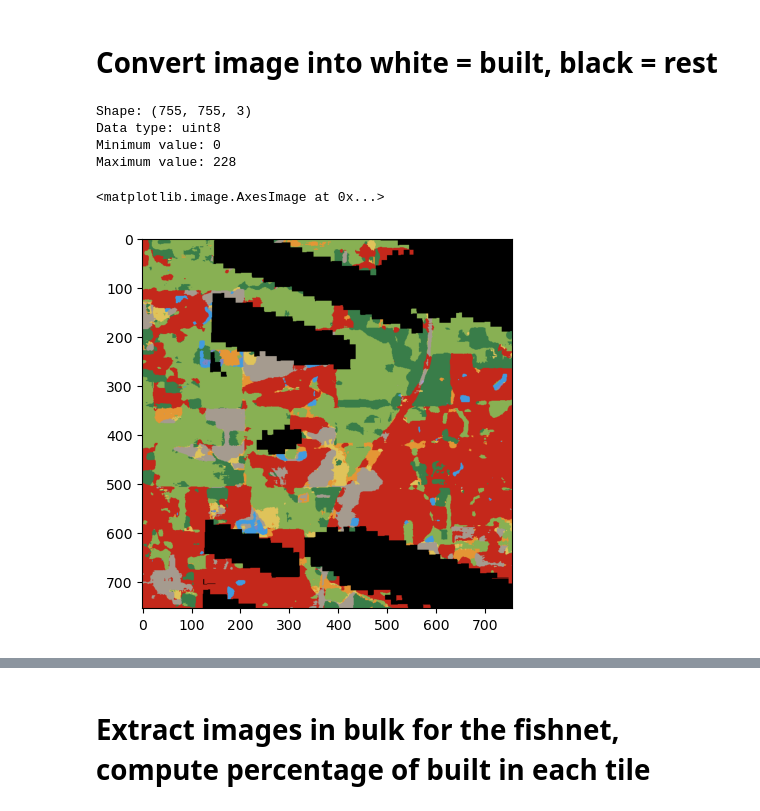
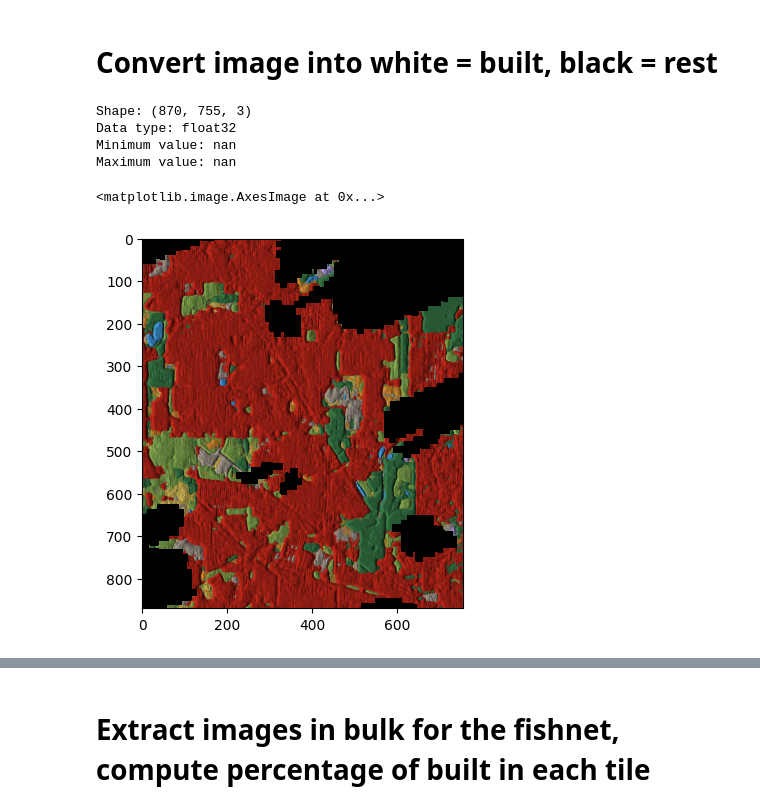
Before and after one commit to victor-radermecker/AdvancedLandCoverAnalytics-Pipeline, a Jupyter notebook: Google_Earth_Engine/DW_bulk_extraction.ipynb, the cells around one changed output, grey strips where cells are left out. Cells and saved outputs as stored; diff of their text form; code cells hidden in the pictures.

```diff
--- a/Google_Earth_Engine/DW_bulk_extraction.ipynb
+++ b/Google_Earth_Engine/DW_bulk_extraction.ipynb
@@ -127,23 +144,27 @@ for i in tqdm(range(len(fishnet_creator.filtered_batches))):
 # %%
 import imageio
 
-image = imageio.imread('../Images/sub-region-exports/landcover_batchID_0.tif') # for Victor
+if andrea:
+  image = imageio.imread('/content/drive/MyDrive/ ge_exports sub_region_export_2  (1)/landcover_batchID_1.tif')
+
+else:
+  image = imageio.imread('../Images/sub-region-exports_2/landcover_batchID_0.tif') # for Victor
 
 # Print some information about the image
 print('Shape:', image.shape)
 print('Data type:', image.dtype)
 print('Minimum value:', image.min())
 print('Maximum value:', image.max())
 
 #plot the image
 plt.imshow(image)
 # %% [output]
-Shape: (755, 755, 3)
-Data type: uint8
-Minimum value: 0
-Maximum value: 228
+Shape: (870, 755, 3)
+Data type: float32
+Minimum value: nan
+Maximum value: nan
 <matplotlib.image.AxesImage at 0x...>
-[figure, old version]
+[figure, new version]
 # %%
 built_pixel = [196, 40, 27] # red
 built_image = extract_label(image, built_pixel)
```
Also changed, not shown: parts of 7 cells of this notebook.
